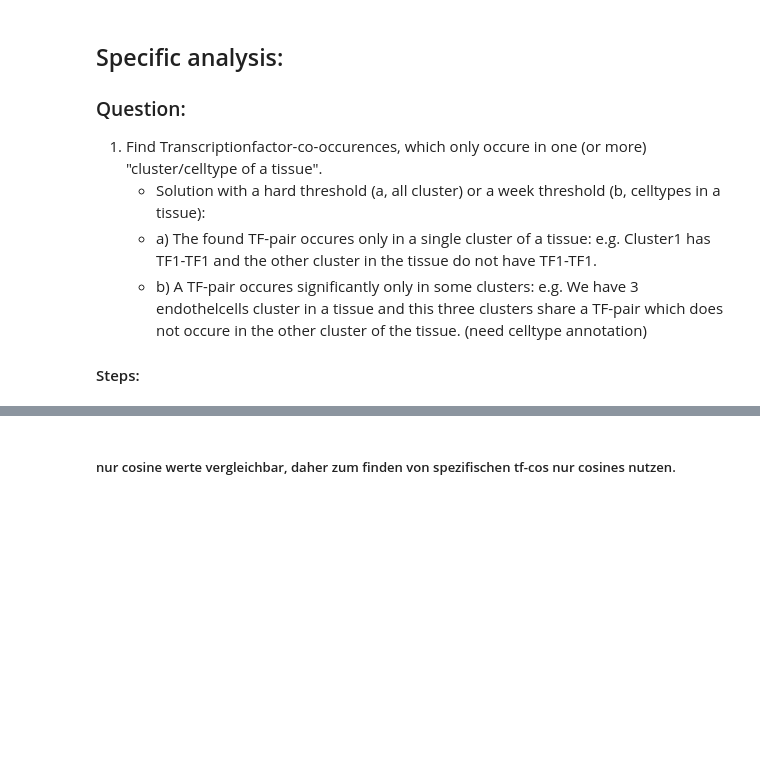
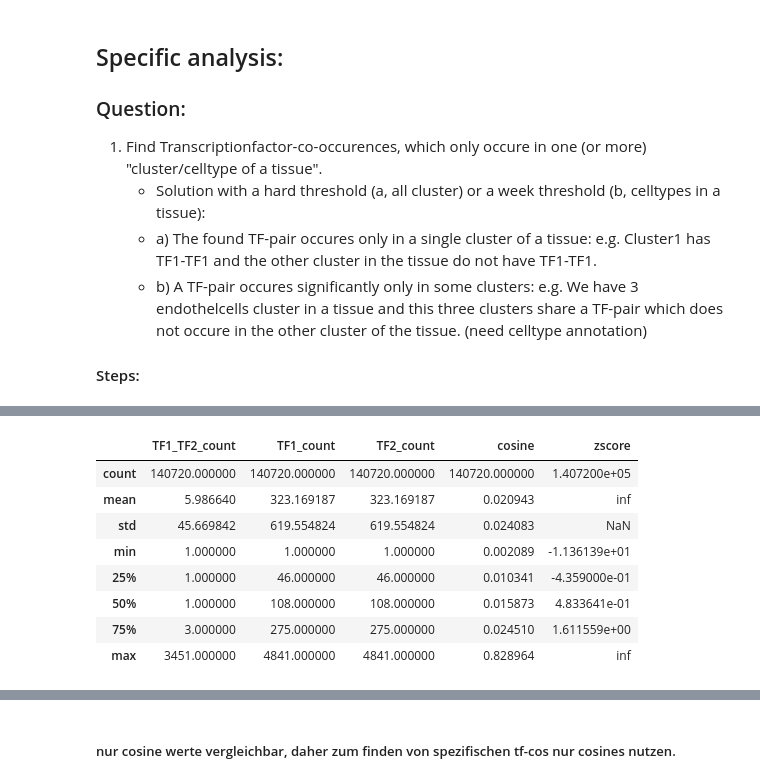
Before and after one commit to loosolab/Datenanalyse-2021, a Jupyter notebook: wp6/analyse/wp2_tf_cooccurences.ipynb, the cells around one changed output, grey strips where cells are left out. Saved outputs shown, nothing was run; the diff lists cells and outputs as text; code cells hidden in the pictures; blank space fills up the shorter version.

```diff
--- a/wp6/analyse/wp2_tf_cooccurences.ipynb
+++ b/wp6/analyse/wp2_tf_cooccurences.ipynb
@@ -355,0 +588,13 @@ df1
+# %%
+comb = CombObj().from_pickle(f"{main_analysis_path}/C1PX3_thoracic_aorta/C1PX3_thoracic_aorta.7_peaks.pkl")
+comb.rules.describe()
+# %% [output]
+|  | TF1_TF2_count | TF1_count | TF2_count | cosine | zscore |
+| count | 140720.000000 | 140720.000000 | 140720.000000 | 140720.000000 | 1.407200e+05 |
+| mean | 5.986640 | 323.169187 | 323.169187 | 0.020943 | inf |
+| std | 45.669842 | 619.554824 | 619.554824 | 0.024083 | NaN |
+| min | 1.000000 | 1.000000 | 1.000000 | 0.002089 | -1.136139e+01 |
+| 25% | 1.000000 | 46.000000 | 46.000000 | 0.010341 | -4.359000e-01 |
+| 50% | 1.000000 | 108.000000 | 108.000000 | 0.015873 | 4.833641e-01 |
+| 75% | 3.000000 | 275.000000 | 275.000000 | 0.024510 | 1.611559e+00 |
+| max | 3451.000000 | 4841.000000 | 4841.000000 | 0.828964 | inf |
```
Also changed, not shown: parts of 76 cells of this notebook.
